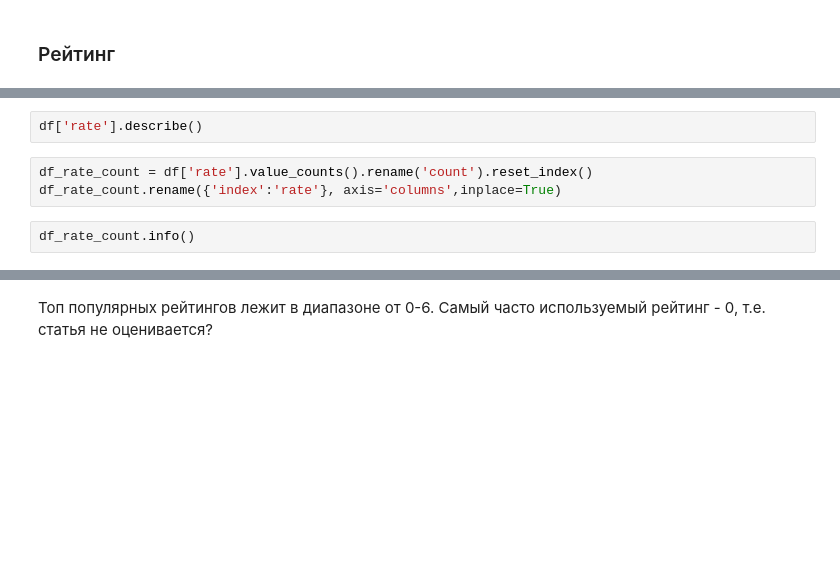
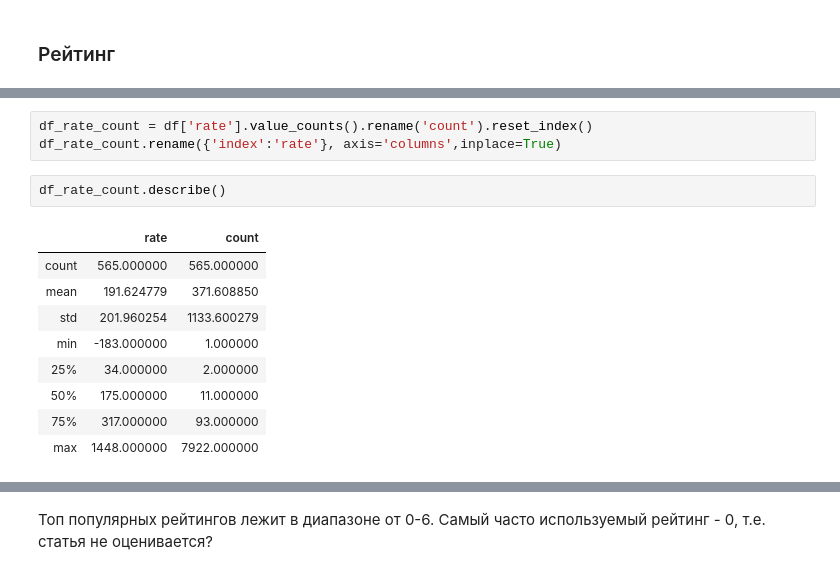
Before and after one commit to D7nis/DS_Habr_rate, a Jupyter notebook: Habr.ipynb, the cells around one changed output, grey strips where cells are left out. Saved outputs shown, nothing was run; the diff lists cells and outputs as text; blank space fills up the shorter version.

```diff
--- a/Habr.ipynb
+++ b/Habr.ipynb
@@ -370,10 +383,18 @@ sns.boxplot(x=df['rate']);
-# %%
-df['rate'].describe()
 # %%
 df_rate_count = df['rate'].value_counts().rename('count').reset_index()
 df_rate_count.rename({'index':'rate'}, axis='columns',inplace=True)
 # %%
-df_rate_count.info()
+df_rate_count.describe()
+# %% [output]
+|  | rate | count |
+| count | 565.000000 | 565.000000 |
+| mean | 191.624779 | 371.608850 |
+| std | 201.960254 | 1133.600279 |
+| min | -183.000000 | 1.000000 |
+| 25% | 34.000000 | 2.000000 |
+| 50% | 175.000000 | 11.000000 |
+| 75% | 317.000000 | 93.000000 |
+| max | 1448.000000 | 7922.000000 |
 # %%
 a4_dims = (18.7, 8.27)
 fig, ax = plt.subplots(figsize=a4_dims)
```
Also changed, not shown: parts of 72 cells of this notebook.
